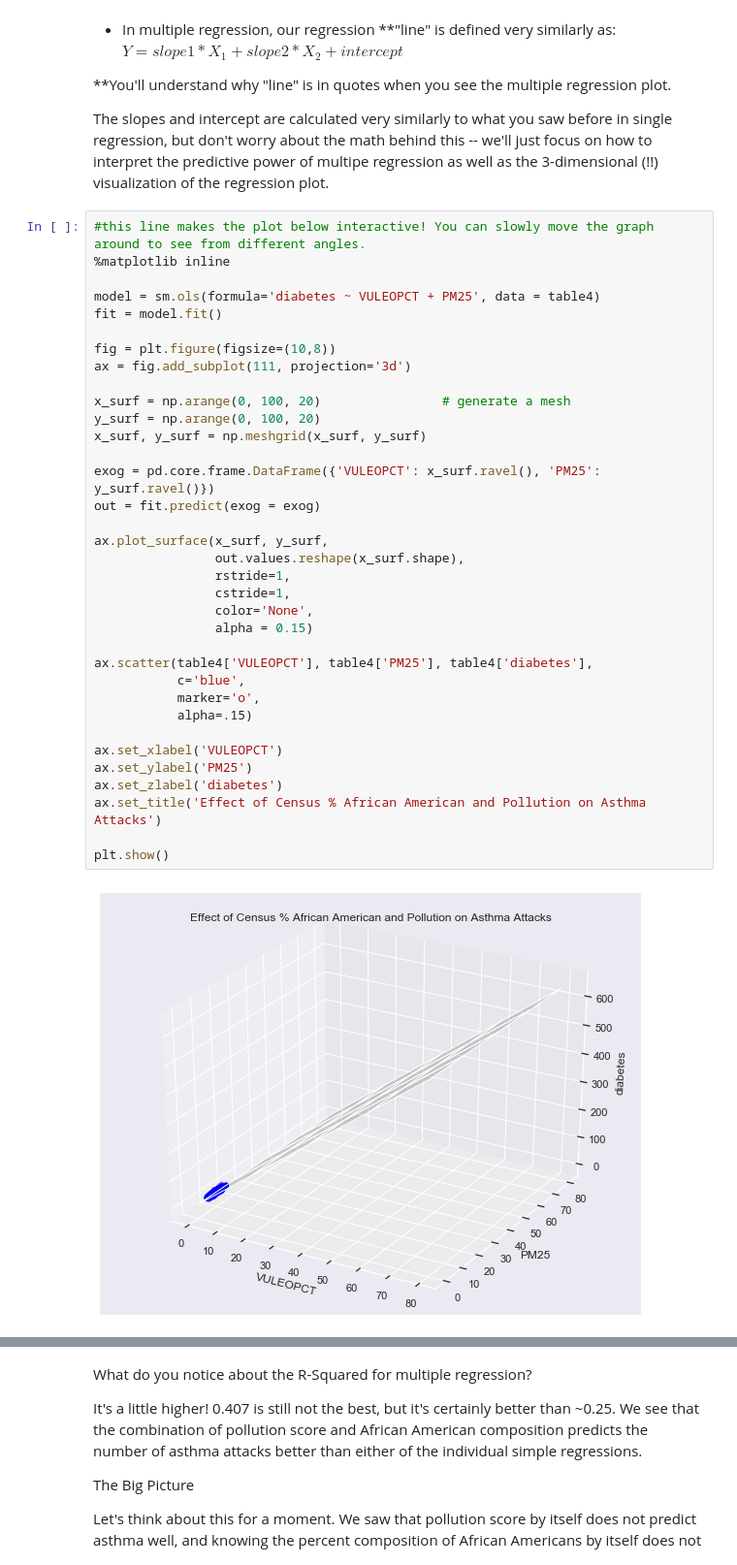
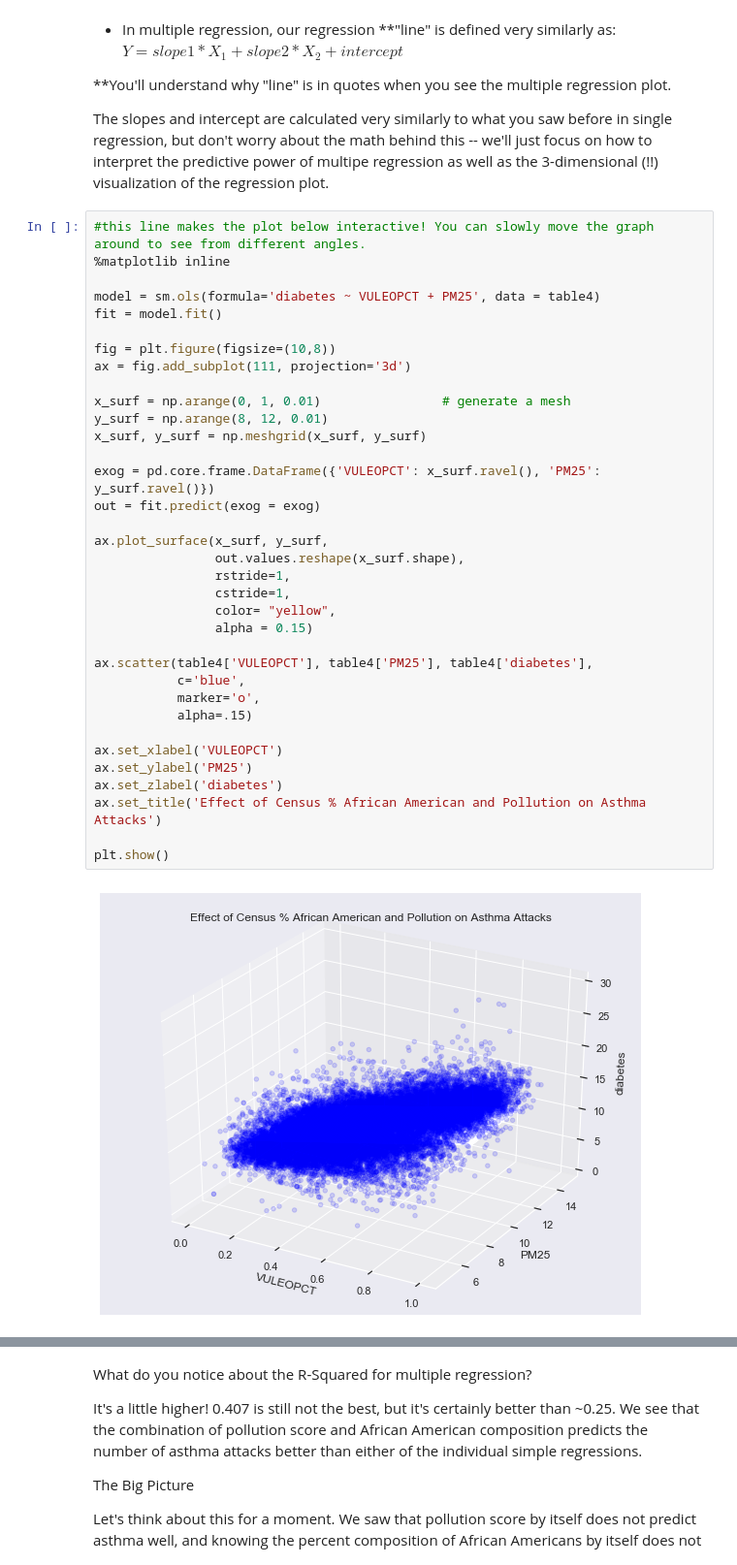
Before and after one commit to ds-modules/DATA88-SP22, a Jupyter notebook: whej03/roughDraft_whej03.ipynb, the cells around one changed output, grey strips where cells are left out. Shown at 97% size. Cells and saved outputs as stored; diff of their text form.

Commit message:
trying to fix surfboard plot

```diff
--- a/whej03/roughDraft_whej03.ipynb
+++ b/whej03/roughDraft_whej03.ipynb
@@ -420,37 +420,37 @@ The slopes and intercept are calculated very similarly to what you saw before in
 
 model = sm.ols(formula='diabetes ~ VULEOPCT + PM25', data = table4)
 fit = model.fit()
 
 fig = plt.figure(figsize=(10,8))
 ax = fig.add_subplot(111, projection='3d')
 
-x_surf = np.arange(0, 100, 20)                # generate a mesh
-y_surf = np.arange(0, 100, 20)
+x_surf = np.arange(0, 1, 0.01)                # generate a mesh
+y_surf = np.arange(8, 12, 0.01)
 x_surf, y_surf = np.meshgrid(x_surf, y_surf)
 
 exog = pd.core.frame.DataFrame({'VULEOPCT': x_surf.ravel(), 'PM25': y_surf.ravel()})
 out = fit.predict(exog = exog)
 
 ax.plot_surface(x_surf, y_surf,
                 out.values.reshape(x_surf.shape),
                 rstride=1,
                 cstride=1,
-                color='None',
+                color= "yellow",
                 alpha = 0.15)
 
 ax.scatter(table4['VULEOPCT'], table4['PM25'], table4['diabetes'],
            c='blue',
            marker='o',
            alpha=.15)
 
 ax.set_xlabel('VULEOPCT')
 ax.set_ylabel('PM25')
 ax.set_zlabel('diabetes')
 ax.set_title('Effect of Census % African American and Pollution on Asthma Attacks')
 
 plt.show()
 # %% [output]
-[figure, old version]
+[figure, new version]
 # %%
 fit.summary()
 # %% [output]
```
Also changed, not shown: parts of 1 cell of this notebook.
